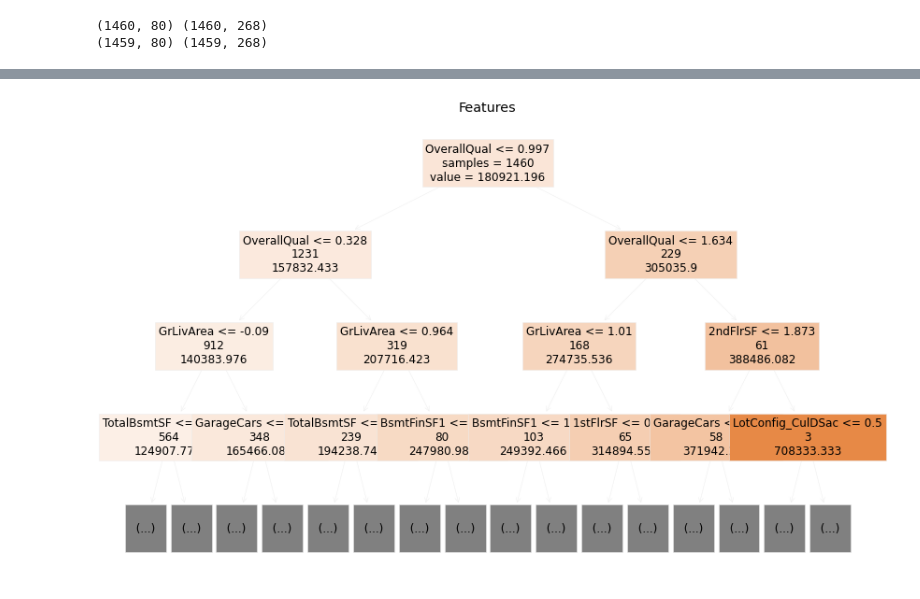
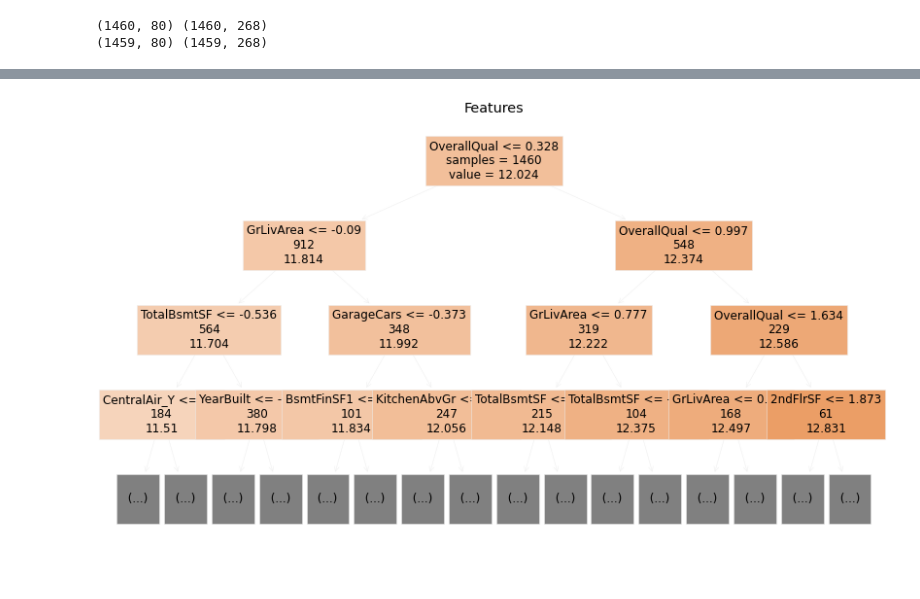
Before and after one commit to Arrowheadahp/My-algorithms, a Jupyter notebook: Preprocessor/Preprocessor.ipynb, the cells around one changed output, grey strips where cells are left out. Drawn from its saved outputs; the diff is of its cells as text; code cells hidden in the pictures.

```diff
--- a/Preprocessor/Preprocessor.ipynb
+++ b/Preprocessor/Preprocessor.ipynb
@@ -100,0 +118,9 @@ info[info.type == 'str']
+# %%
+R = raw_train_data.copy()
+R['y'] = y
+
+y = np.log(y)
+# %%
+size_train = raw_train_data.shape[0]
+
+Z = pd.concat([raw_train_data, raw_test_data])
@@ -101 +131,11 @@ info[info.type == 'str']
+# %%
+imputer = KNNImputer(n_neighbors= 7, weights= 'distance')
+scaler = PowerTransformer()
+
+
+
+
+
+Z = Z.drop([Id] + info.index[info.isNull > 0.3*size_train].tolist(),
+                 axis = 1)
 # %%
@@ -126,8 +159,8 @@ ZD.shape
 # %% [output]
 (2919, 268)
 # %%
-train_X = ZD.iloc[:raw_train_data.shape[0]]
-test_X = ZD.iloc[raw_train_data.shape[0]:]
+train_X = ZD.iloc[:size_train]
+test_X = ZD.iloc[size_train:]
 
 T = train_X.copy()
 T['y'] = y
@@ -183,19 +206,19 @@ Corr
 # %%
 if learning == 'Regression':
     dt = DecisionTreeRegressor()
 else:
     dt = DecisionTreeClassifier()
 dt.fit(train_X, y)
-plt.figure(figsize = (14, 9))
+plt.figure(figsize = (14, 8))
 plot_tree(dt,
           max_depth = 3,
           filled = True,
           fontsize=12,
           label='root',
           impurity=False,
           feature_names=train_X.columns
          )
 plt.title('Features')
 plt.show()
 # %% [output]
-[figure, old version]
+[figure, new version]
```
Also changed, not shown: parts of 26 cells of this notebook, 3 other files.
